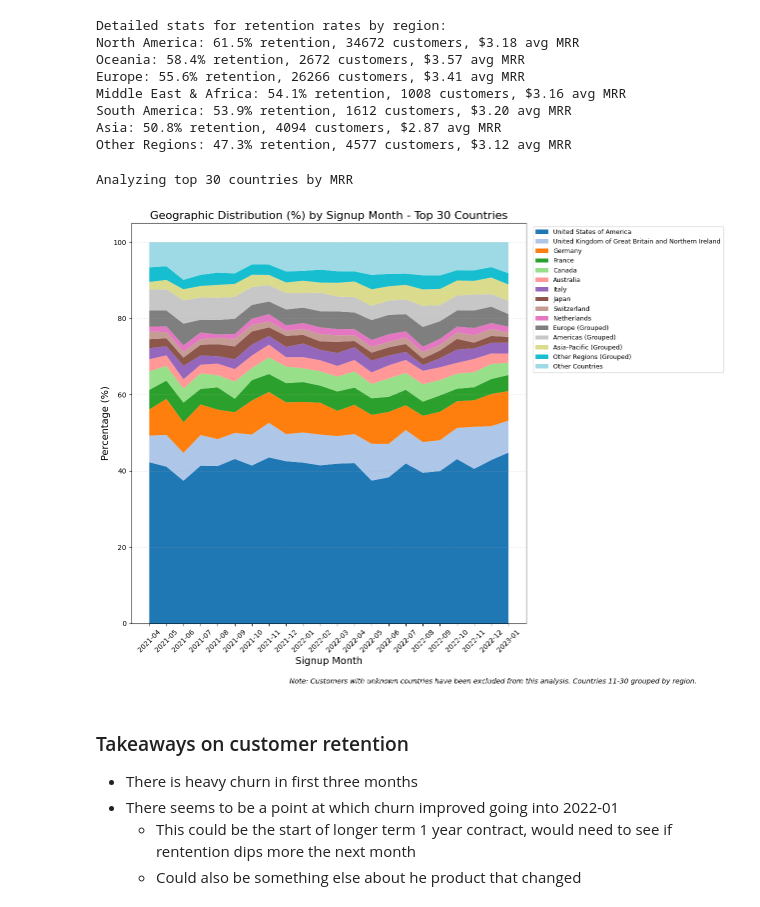
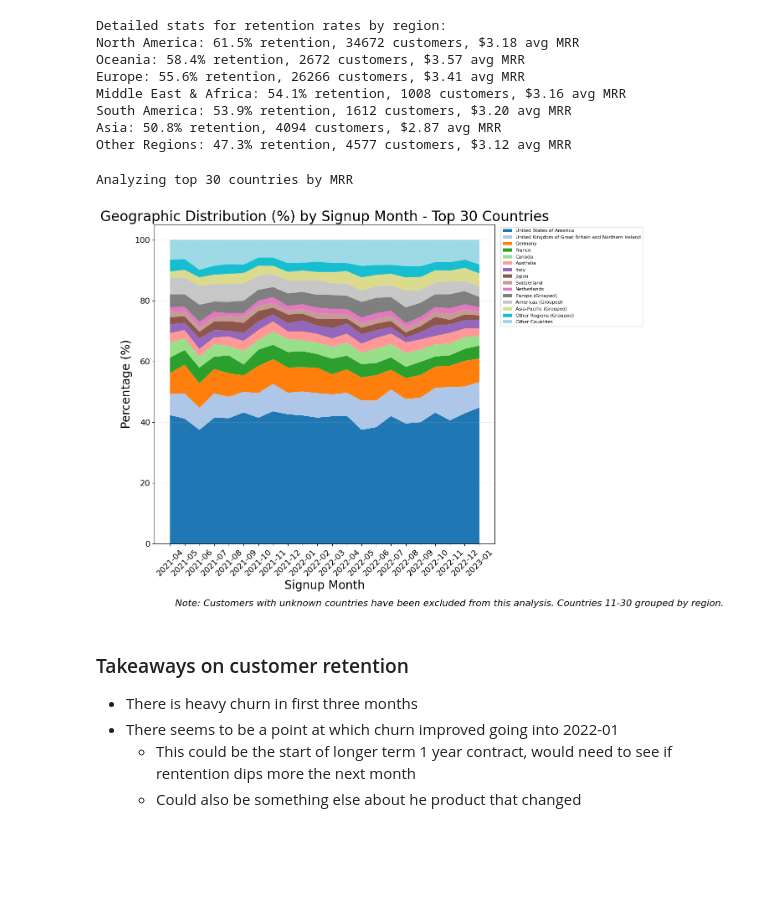
Before and after one commit to ConorJamesLeahy/retention_analysis_CJL, a Jupyter notebook: 4_Visualizations_Tables.ipynb, the cells around one changed output. Drawn from its saved outputs; the diff is of its cells as text; code cells hidden in the pictures; blank space fills up the shorter version.

```diff
--- a/4_Visualizations_Tables.ipynb
+++ b/4_Visualizations_Tables.ipynb
@@ -1129,9 +1511,7 @@ google: 54.1% (n=4302)
 
 Overall Retention: 58.3%
 # %%
-import pandas as pd
-import matplotlib.pyplot as plt
-import numpy as np
+
 
 # Filter for converted accounts
 df_analysis = grouped_df[grouped_df['converted'] == 1].copy()
@@ -1202,11 +1582,15 @@ country_mrr_by_month['Total'] = country_mrr_by_month.sum(axis=1)
 #          marker='o', color='black', linewidth=2, label='Total MRR')
 
 # Set up the primary y-axis
-ax1.set_ylabel('Monthly Recurring Revenue ($)', fontsize=14)
+ax1.set_ylabel('Monthly Recurring Revenue ($)', fontsize=20)
 ax1.tick_params(axis='y')
-ax1.set_title('Monthly Recurring Revenue by Signup Month and Country', fontsize=16)
-ax1.set_xlabel('Signup Month', fontsize=14)
+ax1.set_title('Monthly Recurring Revenue by Signup Month and Country', fontsize=24)
+ax1.set_xlabel('Signup Month', fontsize=20)
 ax1.grid(axis='y', linestyle='--', alpha=0.3)
+# Use these lines instead:
+ax1.tick_params(axis='x', labelsize=14, rotation=45)
+ax1.tick_params(axis='y', labelsize=14)
+
 
 # Create a secondary axis for unique country count
 ax2 = ax1.twinx()
@@ -1221,7 +1605,7 @@ for i, mrr in enumerate(country_mrr_by_month['Total']):
     if mrr > 0:
         ax1.text(i, mrr + country_mrr_by_month['Total'].max()*0.01,
                 f'${mrr:,.0f}',  # Simplified to whole numbers
-                ha='center', fontsize=9,
+                ha='center', fontsize=12,
                 rotation=45)  # Diagonal text
 
 # Add country count labels
@@ -1229,18 +1613,19 @@ for i, count in enumerate(unique_countries_by_month):
     if count > 0:
         ax2.text(i, count + 1,
                 f'{count}',
-                ha='center', color='#FF5733', fontsize=9)
+                ha='center', color='#FF5733', fontsize=12)
 
 # Combine legends from both axes
 lines1, labels1 = ax1.get_legend_handles_labels()
 lines2, labels2 = ax2.get_legend_handles_labels()
-ax1.legend(lines1 + lines2, labels1 + labels2, loc='upper left', fontsize=12)
+ax1.legend(lines1 + lines2, labels1 + labels2, loc='upper left', fontsize=16)
 
 # Add note about unknown countries being filtered out
 plt.figtext(0.5, 0.01, 'Note: Customers with unknown countries have been excluded from this analysis.',
            ha='center', fontsize=10, style='italic')
 
-plt.xticks(rotation=45)
+plt.xticks(rotation=45, fontsize =14)
+plt.yticks(fontsize=14)
 plt.tight_layout(rect=[0, 0.03, 1, 0.97])  # Adjust layout to make room for the note
 plt.show()
 
@@ -1717,40 +2102,41 @@ for region, countries in regional_groups.items():
 plt.figure(figsize=(16, 10))
 
 # Prepare data for visualization - top 10 countries plus regional groups plus "Other Countries"
 vis_columns = top_10_countries.copy()
 for region in regional_groups.keys():
     vis_columns.append(f"{region} (Grouped)")
 vis_columns.append("Other Countries")
 
 # Filter columns that exist in the dataframe
 vis_columns = [col for col in vis_columns if col in percent_distribution.columns]
 
 # Create a color map with enough colors
 colormap = plt.cm.tab20
 colors = [colormap(i) for i in np.linspace(0, 1, len(vis_columns))]
 
 # Create stacked area chart
 plt.stackplot(range(len(all_months)),
              [percent_distribution[country] for country in vis_columns],
              labels=vis_columns,
              colors=colors)
 
-plt.title('Geographic Distribution (%) by Signup Month - Top 30 Countries', fontsize=16)
-plt.xlabel('Signup Month', fontsize=14)
-plt.ylabel('Percentage (%)', fontsize=14)
-plt.legend(loc='upper left', fontsize=9, bbox_to_anchor=(1.01, 1))
-plt.xticks(range(len(all_months)), all_months, rotation=45)
+plt.title('Geographic Distribution (%) by Signup Month - Top 30 Countries', fontsize=24)
+plt.xlabel('Signup Month', fontsize=20)
+plt.ylabel('Percentage (%)', fontsize=20)
+plt.legend(loc='upper left', fontsize=8, bbox_to_anchor=(1.01, 1))
+plt.xticks(range(len(all_months)), all_months, rotation=45, fontsize=14)
+plt.yticks(fontsize=14)
 plt.grid(axis='y', linestyle='--', alpha=0.3)
 
 # Add note about unknown countries being filtered out
 plt.figtext(0.5, 0.01, 'Note: Customers with unknown countries have been excluded from this analysis. Countries 11-30 grouped by region.',
-           ha='center', fontsize=10, style='italic')
+           ha='center', fontsize=16, style='italic')
 
 plt.tight_layout(rect=[0, 0.03, 0.80, 0.97])  # Adjust for legend outside plot
 plt.show()
 # %% [output]
 Analyzing top 30 countries by MRR
-[figure, old version]
+[figure, new version]
 # %% [markdown]
 ### Takeaways on customer retention
 - There is heavy churn in first three months
```
Also changed, not shown: parts of 13 cells of this notebook, 5 other files.
